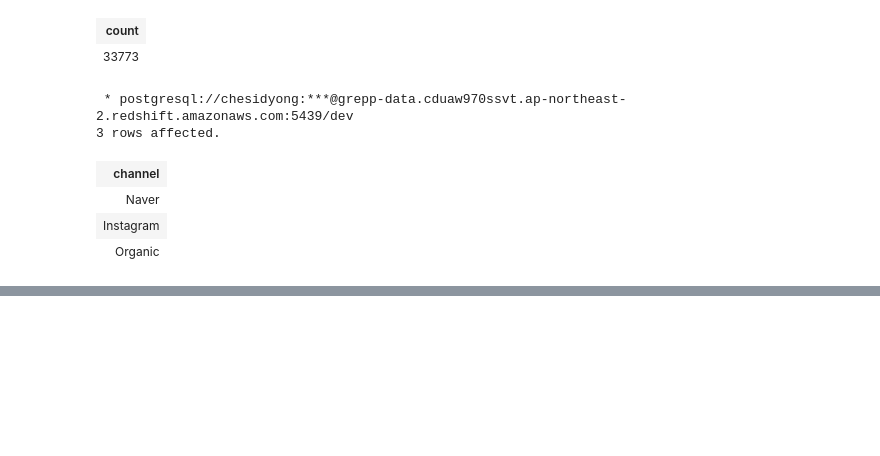
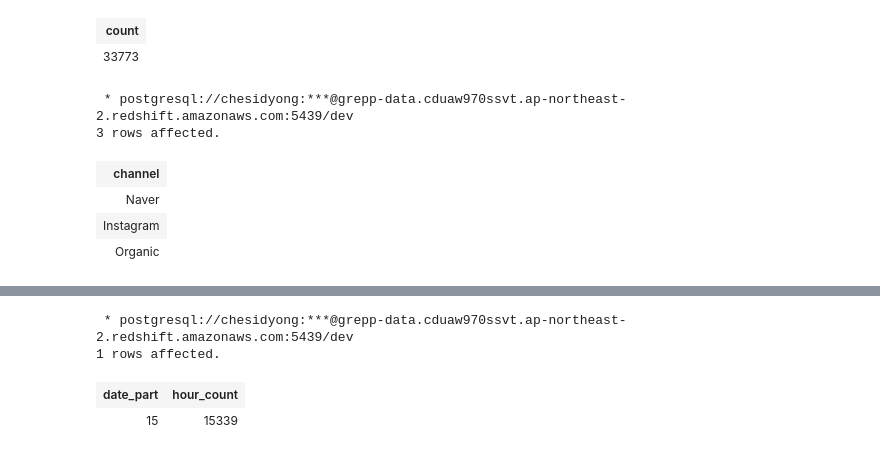
Before and after one commit to yongjunleeme/data-engineering-study, a Jupyter notebook: sql_week3.ipynb, the cells around one changed output, grey strips where cells are left out. Drawn from its saved outputs; the diff is of its cells as text; code cells hidden in the pictures; blank space fills up the shorter version.

```diff
--- a/sql_week3.ipynb
+++ b/sql_week3.ipynb
@@ -212,0 +207,16 @@ from adhoc.yongjunlee_channel;
+# %%
+# 세션이 가장 많이 생기는 시간대 구하기
+%%sql
+
+select
+  EXTRACT(hour from TS)
+  , count(1) as HOUR_COUNT
+from RAW_DATA.SESSION_TIMESTAMP
+group by 1
+order by 2 desc
+limit 1;
+# %% [output]
+ * postgresql://chesidyong:***@grepp-data.cduaw970ssvt.ap-northeast-2.redshift.amazonaws.com:5439/dev
+1 rows affected.
+| date_part | hour_count |
+| 15 | 15339 |
```
Also changed, not shown: parts of 15 cells of this notebook.
